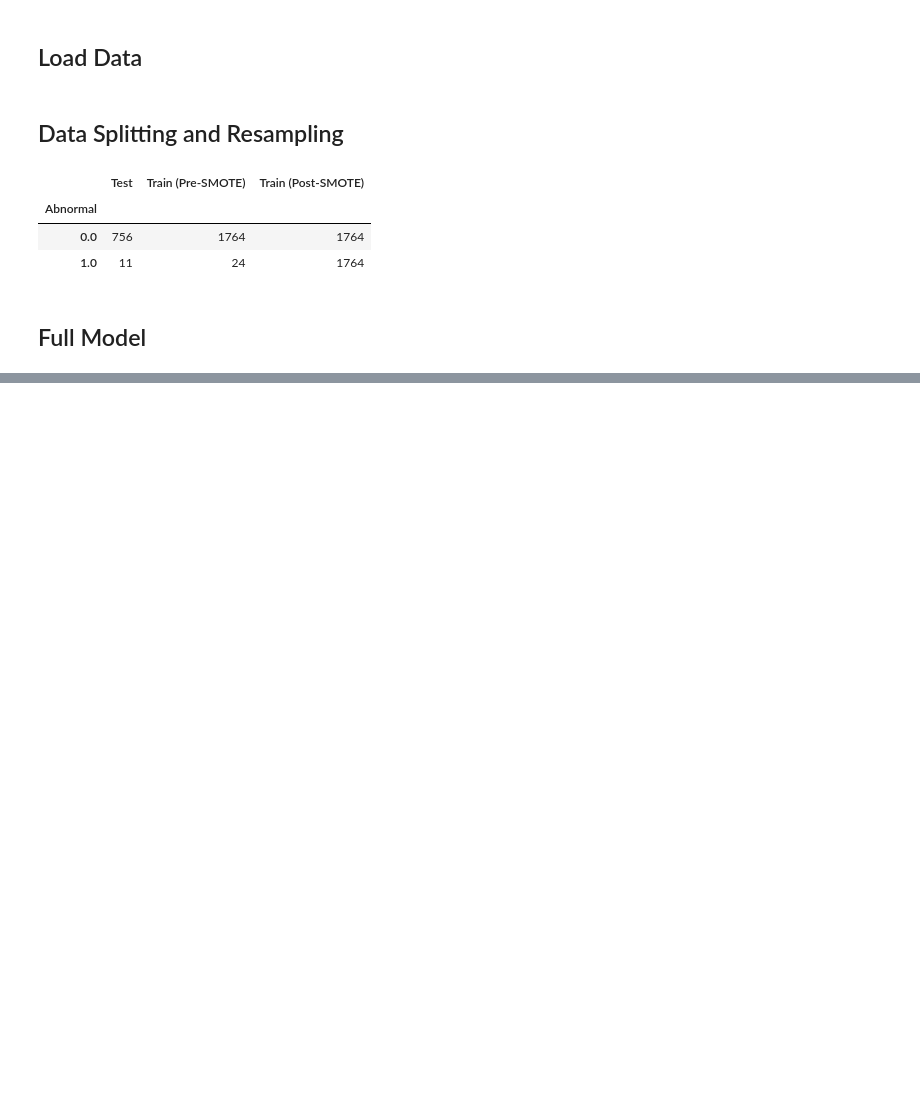
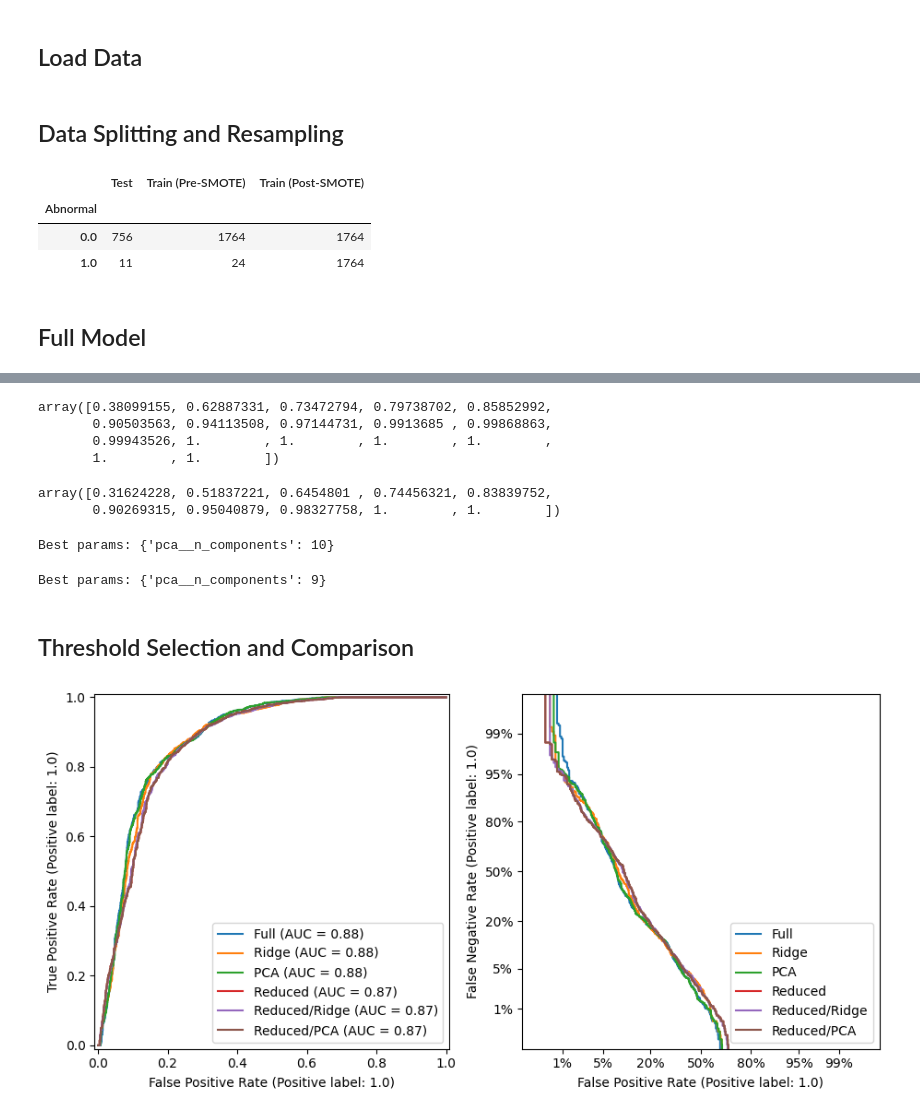
Before and after one commit to willcoughlin/predicting-abnormal-grid-conditions, a Jupyter notebook: notebooks/logistic.ipynb, the cells around one changed output, grey strips where cells are left out. Saved outputs shown, nothing was run; the diff lists cells and outputs as text; code cells hidden in the pictures; blank space fills up the shorter version.

Commit message:
Perform feature selection and PCA and implement on logistic

```diff
--- a/notebooks/logistic.ipynb
+++ b/notebooks/logistic.ipynb
@@ -18,6 +19,7 @@ cols_1da = [c for c in data_full.columns if c.endswith("_1") or c == "Abnormal"]
 data_1da = data_full[cols_1da]
 data_1da = data_1da.dropna()
 data_1da_reduced = data_1da.drop(columns="RR_1")
+col_drop_subset = ["DPB_1", "DPH_1", "HTH_1", "TAGI_1", "RRIR_1", "TLRR_1", "OGO_1"]
 X = data_1da_reduced.drop(columns="Abnormal")
 y = data_1da_reduced.Abnormal
 # %% [markdown]
@@ -93,0 +143,70 @@ weighted avg       0.03      0.82      0.06        11
+# %%
+# Full
+pca = PCA()
+pca.fit(StandardScaler().fit_transform(X_train))
+pca.explained_variance_ratio_.cumsum()
+# %% [output]
+array([0.38099155, 0.62887331, 0.73472794, 0.79738702, 0.85852992,
+       0.90503563, 0.94113508, 0.97144731, 0.9913685 , 0.99868863,
+       0.99943526, 1.        , 1.        , 1.        , 1.        ,
+       1.        , 1.        ])
+# %%
+# Reduced
+pca = PCA()
+pca.fit(StandardScaler().fit_transform(X_tr_sub))
+pca.explained_variance_ratio_.cumsum()
+# %% [output]
+array([0.31624228, 0.51837221, 0.6454801 , 0.74456321, 0.83839752,
+       0.90269315, 0.95040879, 0.98327758, 1.        , 1.        ])
+# %%
+pipe_pca = Pipeline([
+  ("scaler", StandardScaler()),
+  ("pca", PCA()),
+  ("clf", LogisticRegression(penalty=None, max_iter=10000))
+])
+
+param_grid = {"pca__n_components": [x for x in range(1, X_train.shape[1])]}
+kf = StratifiedKFold(n_splits=10)
+
+search = GridSearchCV(pipe_pca, param_grid, scoring = make_scorer(fbeta_score, beta=2), n_jobs=-1, refit=True)
+search.fit(X_train, y_train)
+print("Best params:", search.best_params_)
+mod_pca = search.best_estimator_
+# %% [output]
+Best params: {'pca__n_components': 10}
+# %%
+pipe_pca_red = Pipeline([
+  ("scaler", StandardScaler()),
+  ("pca", PCA()),
+  ("clf", LogisticRegression(penalty=None, max_iter=10000))
+])
+
+param_grid = {"pca__n_components": [x for x in range(1, X_te_sub.shape[1])]}
+kf = StratifiedKFold(n_splits=10)
+
+search = GridSearchCV(pipe_pca_red, param_grid, scoring = make_scorer(fbeta_score, beta=2), n_jobs=-1, refit=True)
+search.fit(X_tr_sub, y_train)
+print("Best params:", search.best_params_)
+mod_pca_red = search.best_estimator_
+# %% [output]
+Best params: {'pca__n_components': 9}
+# %% [markdown]
+## Threshold Selection and Comparison
+# %%
+fig, [ax_roc, ax_det] = plt.subplots(1, 2, figsize=(11, 5))
+
+models = {
+  "Full": mod_full,
+  "Ridge": mod_l2,
+  "PCA": mod_pca,
+  "Reduced": mod_red,
+  "Reduced/Ridge": mod_l2_red,
+  "Reduced/PCA": mod_pca_red
+}
+for name, mod in models.items():
+  # xtest = X_te_sub if "Reduced" in name else X_test
+  xtrain = X_tr_sub if "Reduced" in name else X_train
+  RocCurveDisplay.from_estimator(mod, xtrain, y_train, ax=ax_roc, name=name, drop_intermediate=False)
+  DetCurveDisplay.from_estimator(mod, xtrain, y_train, ax=ax_det, name=name)
+# %% [output]
+[figure, added]
```
Also changed, not shown: parts of 14 cells of this notebook, 1 other file.
